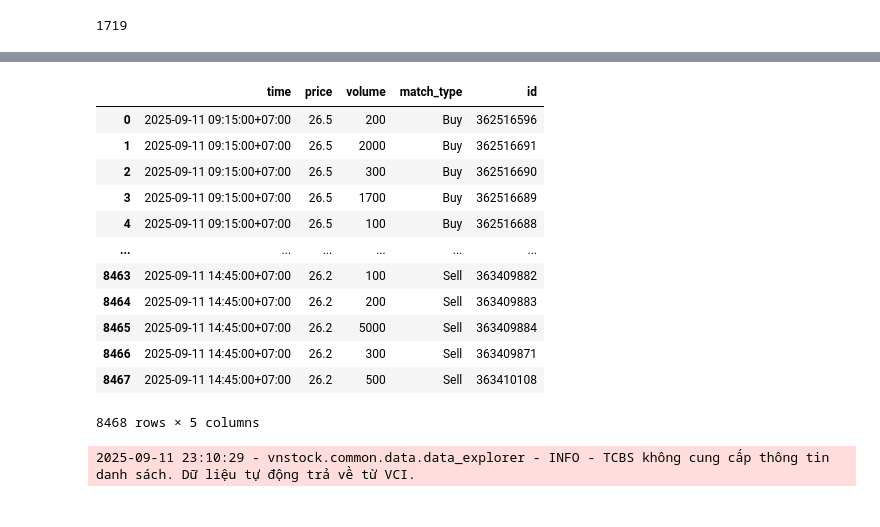
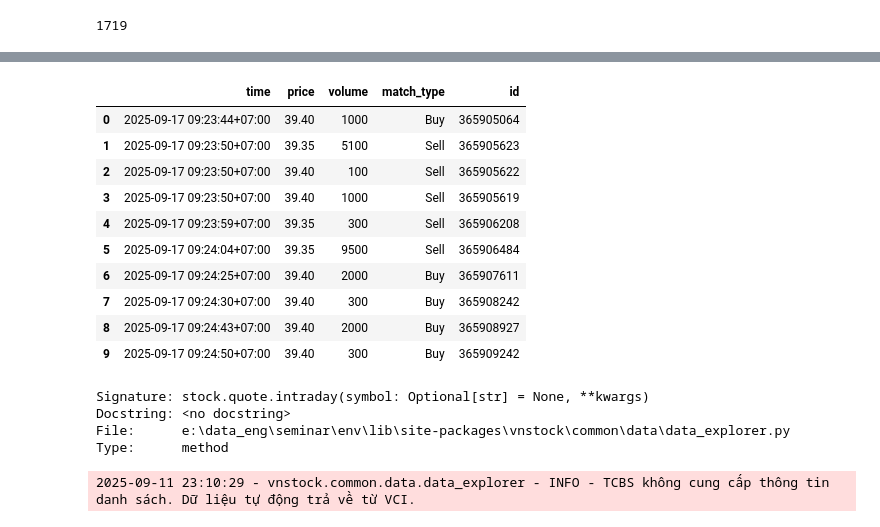
Before and after one commit to Amature123/seminar, a Jupyter notebook: test_api/Untitled.ipynb, the cells around one changed output, grey strips where cells are left out. Cells and saved outputs as stored; diff of their text form; code cells hidden in the pictures.

```diff
--- a/test_api/Untitled.ipynb
+++ b/test_api/Untitled.ipynb
@@ -74,19 +86,26 @@ quote.history(start='2025-09-09', end='2025-11-09', interval='30m')
 # %%
-stock.quote.intraday(symbol='ACB', page_size=10_000, show_log=False)
+from vnstock import Vnstock
+stock = Vnstock().stock(symbol='VCI', source='VCI')
+stock.quote.intraday(symbol='TCB', page_size=10, show_log=False)
 # %% [output]
 |  | time | price | volume | match_type | id |
-| 0 | 2025-09-11 09:15:00+07:00 | 26.5 | 200 | Buy | 362516596 |
-| 1 | 2025-09-11 09:15:00+07:00 | 26.5 | 2000 | Buy | 362516691 |
-| 2 | 2025-09-11 09:15:00+07:00 | 26.5 | 300 | Buy | 362516690 |
-| 3 | 2025-09-11 09:15:00+07:00 | 26.5 | 1700 | Buy | 362516689 |
-| 4 | 2025-09-11 09:15:00+07:00 | 26.5 | 100 | Buy | 362516688 |
-| ... | ... | ... | ... | ... | ... |
-| 8463 | 2025-09-11 14:45:00+07:00 | 26.2 | 100 | Sell | 363409882 |
-| 8464 | 2025-09-11 14:45:00+07:00 | 26.2 | 200 | Sell | 363409883 |
-| 8465 | 2025-09-11 14:45:00+07:00 | 26.2 | 5000 | Sell | 363409884 |
-| 8466 | 2025-09-11 14:45:00+07:00 | 26.2 | 300 | Sell | 363409871 |
-| 8467 | 2025-09-11 14:45:00+07:00 | 26.2 | 500 | Sell | 363410108 |
+| 0 | 2025-09-17 09:23:44+07:00 | 39.40 | 1000 | Buy | 365905064 |
+| 1 | 2025-09-17 09:23:50+07:00 | 39.35 | 5100 | Sell | 365905623 |
+| 2 | 2025-09-17 09:23:50+07:00 | 39.40 | 100 | Sell | 365905622 |
+| 3 | 2025-09-17 09:23:50+07:00 | 39.40 | 1000 | Sell | 365905619 |
+| 4 | 2025-09-17 09:23:59+07:00 | 39.35 | 300 | Sell | 365906208 |
+| 5 | 2025-09-17 09:24:04+07:00 | 39.35 | 9500 | Sell | 365906484 |
+| 6 | 2025-09-17 09:24:25+07:00 | 39.40 | 2000 | Buy | 365907611 |
+| 7 | 2025-09-17 09:24:30+07:00 | 39.40 | 300 | Buy | 365908242 |
+| 8 | 2025-09-17 09:24:43+07:00 | 39.40 | 2000 | Buy | 365908927 |
+| 9 | 2025-09-17 09:24:50+07:00 | 39.40 | 300 | Buy | 365909242 |
-8468 rows × 5 columns
+# %%
+?stock.quote.intraday
+# %% [output]
+Signature: stock.quote.intraday(symbol: Optional[str] = None, **kwargs)
+Docstring: <no docstring>
+File:      e:\data_eng\seminar\env\lib\site-packages\vnstock\common\data\data_explorer.py
+Type:      method
 # %%
 from vnstock import Vnstock
 company = Vnstock().stock(symbol='AAA', source='tcbs').company
```
Also changed, not shown: parts of 3 cells of this notebook, 3 other files.
